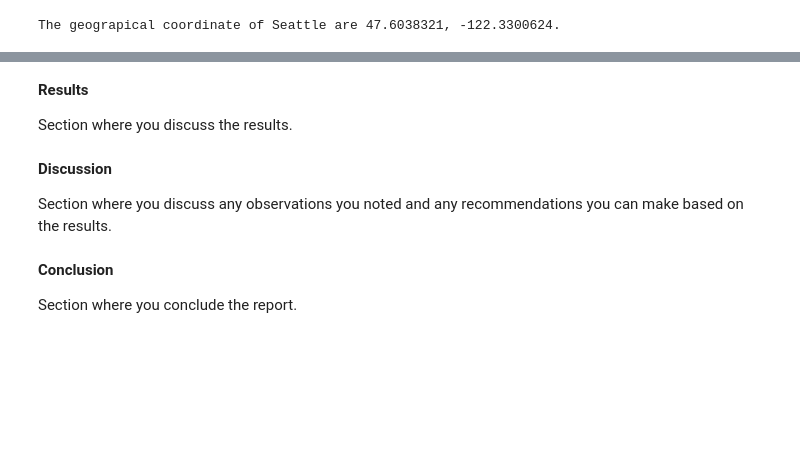
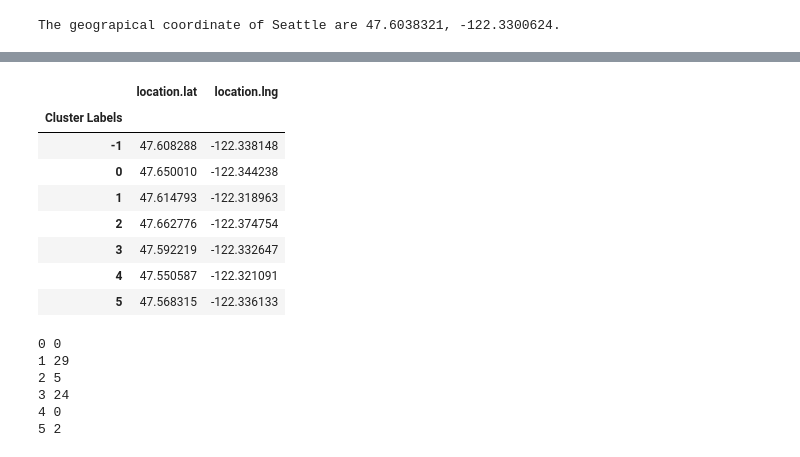
Before and after one commit to kastkr/public, a Jupyter notebook: capstone_final.ipynb, the cells around one changed output, grey strips where cells are left out. Saved outputs shown, nothing was run; the diff lists cells and outputs as text; code cells hidden in the pictures; blank space fills up the shorter version.

```diff
--- a/capstone_final.ipynb
+++ b/capstone_final.ipynb
@@ -169,15 +187,16 @@ for lat, lng, name, cluster in zip(df['location.lat'], df['location.lng'], df['n
 cluster_map
 # %% [output]
 [interactive output not drawn]
-# %% [markdown]
-**Results**
-
-Section where you discuss the results.
-# %% [markdown]
-**Discussion**
-
-Section where you discuss any observations you noted and any recommendations you can make based on the results.
-# %% [markdown]
-**Conclusion**
-
-Section where you conclude the report.
+# %%
+cluster_df = df.groupby(['Cluster Labels']).mean()
+cluster_df
+# %% [output]
+|  | location.lat | location.lng |
+| Cluster Labels |  |  |
+| -1 | 47.608288 | -122.338148 |
+| 0 | 47.650010 | -122.344238 |
+| 1 | 47.614793 | -122.318963 |
+| 2 | 47.662776 | -122.374754 |
+| 3 | 47.592219 | -122.332647 |
+| 4 | 47.550587 | -122.321091 |
+| 5 | 47.568315 | -122.336133 |
@@ -183,0 +205,16 @@ Section where you conclude the report.
+# %%
+for x in range (0,6):
+    record = cluster_df.loc[x]
+    lat = record['location.lat']
+    long = record['location.lng']
+    url3 = 'https://api.foursquare.com/v2/venues/search?client_id=%s&client_secret=%s&v=%s&intent=%s&ll=%s,%s&radius=%s&categoryId=%s&limit=%s' % (client_id, client_secret, version, intent, lat, long, radius, food, limit)
+    results3 = requests.get(url3).json()
+    results3_df = json_normalize(results3['response']['venues'])
+    print (str(x) + ' ' + str(results3_df.shape[0]))
+# %% [output]
+0 0
+1 29
+2 5
+3 24
+4 0
+5 2
```
Also changed, not shown: parts of 10 cells of this notebook.
